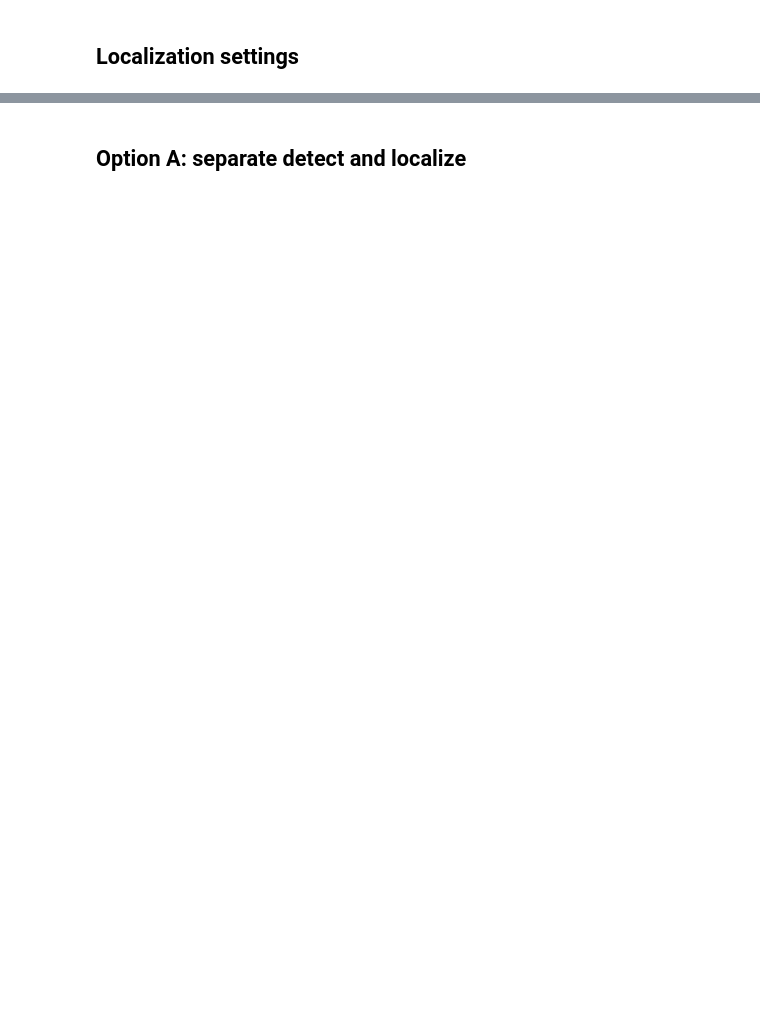
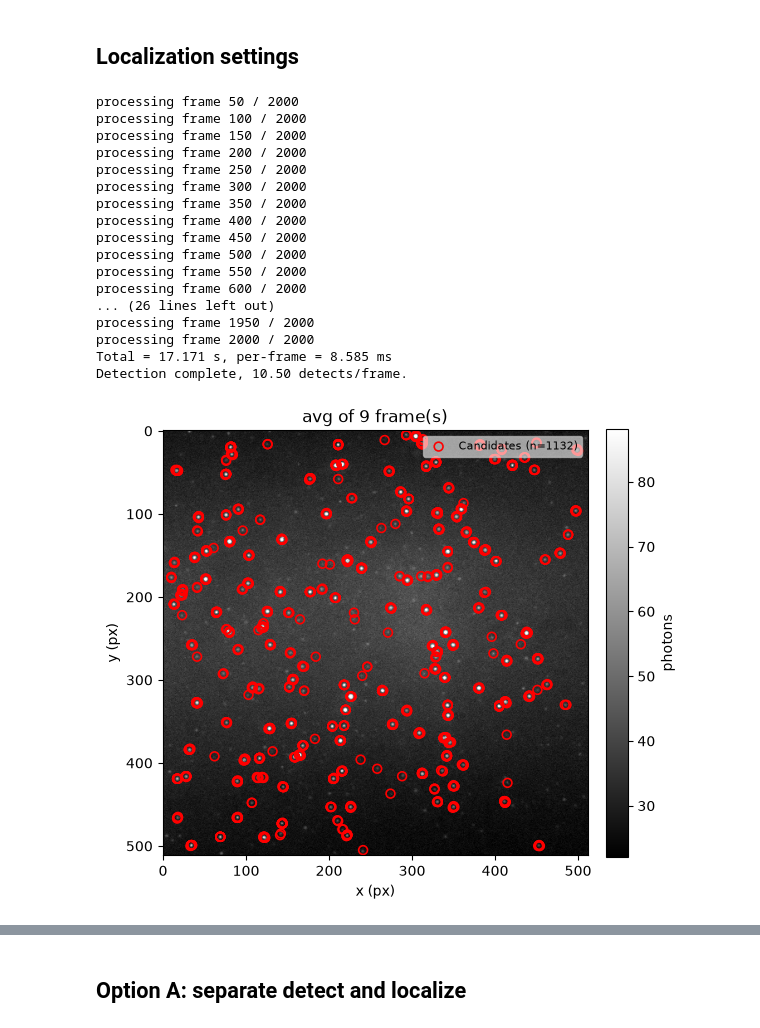
Before and after one commit to Jerry-LXH/SMLIE, a Jupyter notebook: Projects/Smile_Codes/Py_Smile/smTest.ipynb, the cells around one changed output, grey strips where cells are left out. Saved outputs shown, nothing was run; the diff lists cells and outputs as text; code cells hidden in the pictures; blank space fills up the shorter version.

```diff
--- a/Projects/Smile_Codes/Py_Smile/smTest.ipynb
+++ b/Projects/Smile_Codes/Py_Smile/smTest.ipynb
@@ -8,7 +8,7 @@ from smlm.io import load_raw
 from smlm import viz
 
 # EMCCD 的 SIF —— em_gain 自动从头信息读出
-src = r"G:\SPARK\20261124\SPARK Cy3_avidin_532nm_6mW_0p1S_2000frames_fov4.sif"
+src = r"G:\SPARK\20261124\SPARK Cy3_avidin_532nm_6mW_0p1S_2000frames_fov3.sif"
 # %%
 # sif
 raw = load_raw(src)
@@ -57,27 +64,44 @@ show_frames(stack, frames=1)
 # %%
 from smlm.io import run_cached
 from smlm.localize import LocalMaxDetector
 import numpy as np
 
 # Choose one workflow: separate steps or localize_stack.
 USE_LOCALIZE_STACK = False
-READ_LOC_CACHE = True
+READ_LOC_CACHE = False
 CACHE_PATH = src
 
 K_SIGMA = 2.6
 DET_KW = dict(edge=5, f_em=np.sqrt(2), bg_window=15,
               max_size=7, min_neighbors=2, verbose=True)
 LOC_KW = dict(edge=5, F_EM=np.sqrt(2.0), use_pixel=False,
               use_gradient=True, n_jobs=12, verbose=True)
 FILTER_KW = dict(photons=(20, 1e7), bg=(0, 1e5),
                  sigma=(0.5, 5.0), lp=(0.0, 1.0))
 
 cand = detector = localizer = None
 if not USE_LOCALIZE_STACK:
     if READ_LOC_CACHE:
         locs, _ = run_cached(stack, CACHE_PATH, read_cache=True)
     else:
         detector = LocalMaxDetector(k_sigma=K_SIGMA, **DET_KW)
         cand = detector.detect(stack)
-        ax = viz.overlay_points(stack, cand, frames=range(1,10),
-                                color='r', marker='o')
+# %% [output]
+processing frame 50 / 2000
+processing frame 100 / 2000
+processing frame 150 / 2000
+processing frame 200 / 2000
+processing frame 250 / 2000
+processing frame 300 / 2000
+processing frame 350 / 2000
+processing frame 400 / 2000
+processing frame 450 / 2000
+processing frame 500 / 2000
+processing frame 550 / 2000
+processing frame 600 / 2000
+... (26 lines left out)
+processing frame 1950 / 2000
+processing frame 2000 / 2000
+Total = 17.171 s, per-frame = 8.585 ms
+Detection complete, 10.50 detects/frame.
+[figure, added]
```
Also changed, not shown: parts of 13 cells of this notebook, 5 other files.
